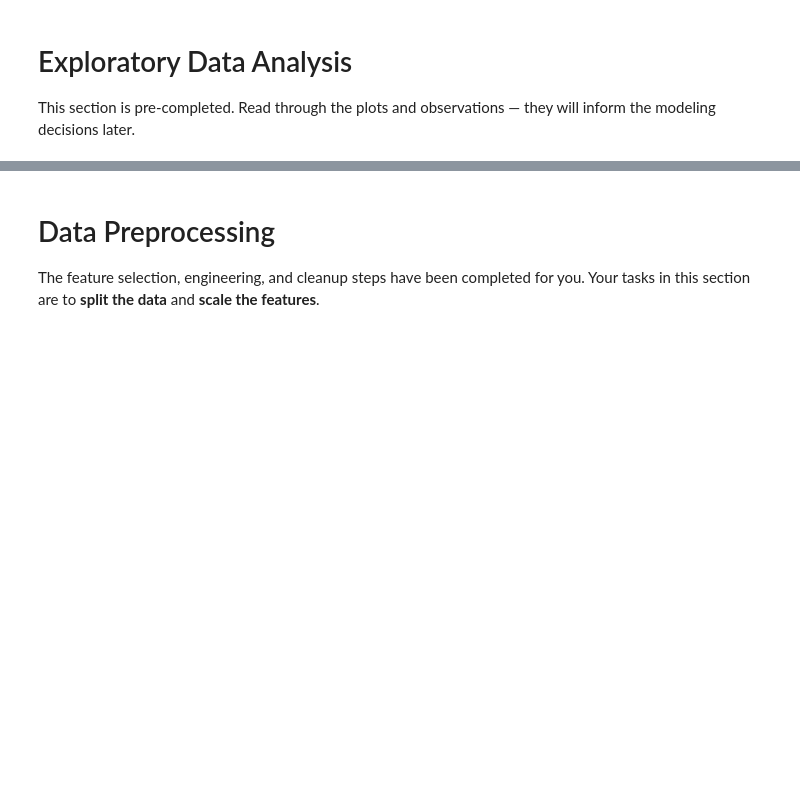
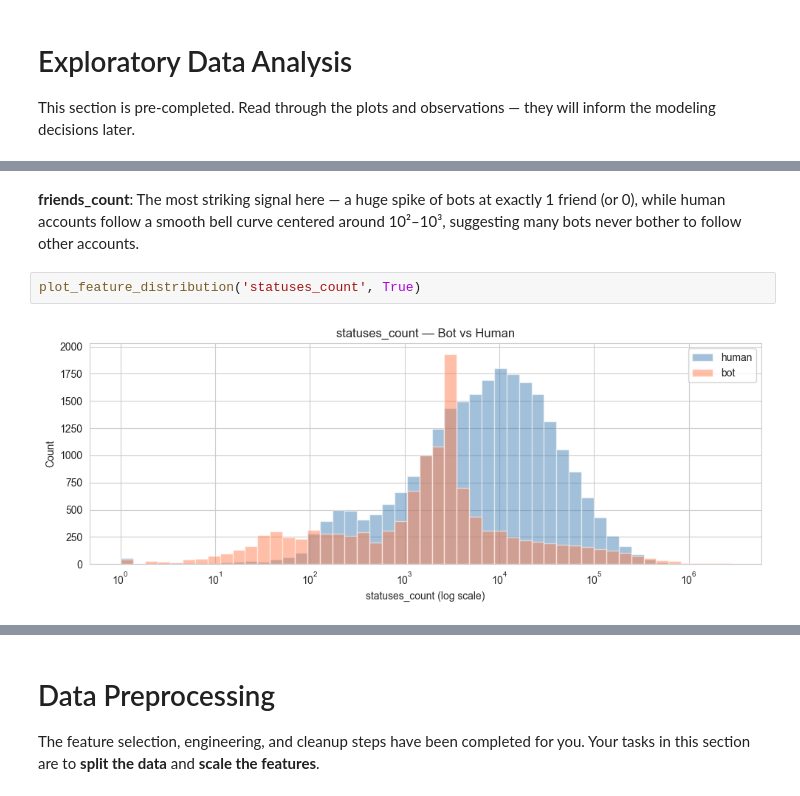
Before and after one commit to dougyd92/ML-Foudations, a Jupyter notebook: Projects/Project_2_Bot_or_Not_Classification.ipynb, the cells around one changed output, grey strips where cells are left out. Saved outputs shown, nothing was run; the diff lists cells and outputs as text; blank space fills up the shorter version.

```diff
--- a/Projects/Project_2_Bot_or_Not_Classification.ipynb
+++ b/Projects/Project_2_Bot_or_Not_Classification.ipynb
@@ -162,0 +227,6 @@ Note: Many of these features are likely heavily skewed. Consider using log-scale
+# %% [markdown]
+**friends_count**: The most striking signal here — a huge spike of bots at exactly 1 friend (or 0), while human accounts follow a smooth bell curve centered around 10²–10³, suggesting many bots never bother to follow other accounts.
+# %%
+plot_feature_distribution('statuses_count', True)
+# %% [output]
+[figure, added]
```
Also changed, not shown: parts of 46 cells of this notebook.
